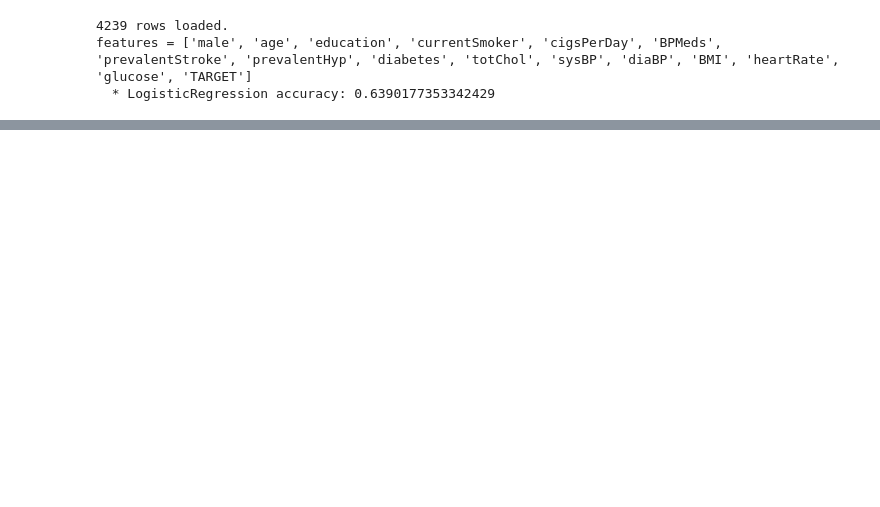
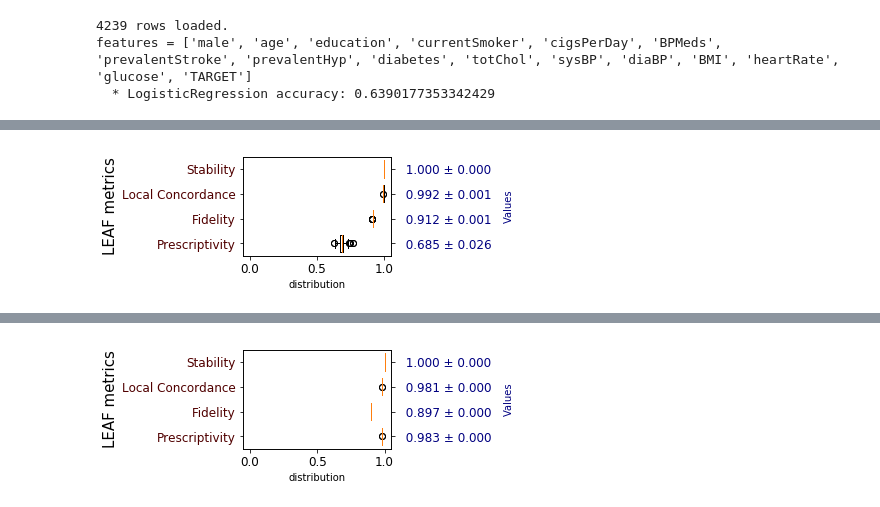
Before and after one commit to amparore/leaf, a Jupyter notebook: LEAF_test.ipynb, the cells around one changed output, grey strips where cells are left out. Saved outputs shown, nothing was run; the diff lists cells and outputs as text; code cells hidden in the pictures; blank space fills up the shorter version.

```diff
--- a/LEAF_test.ipynb
+++ b/LEAF_test.ipynb
@@ -54,4 +55,5 @@ cls = hr_cls
 
 importlib.reload(leaf)
 l = leaf.LEAF(cls, X, class_names)
-l.explain_instance(X.iloc[0], class_names)
+l.explain_instance(X.iloc[0], num_reps=50)
+# %% [output]
@@ -57,0 +63 @@ l.explain_instance(X.iloc[0], class_names)
+[figure, added]
@@ -57,0 +66 @@ l.explain_instance(X.iloc[0], class_names)
+[figure, added]
```
Also changed, not shown: parts of 6 cells of this notebook, 1 other file.
